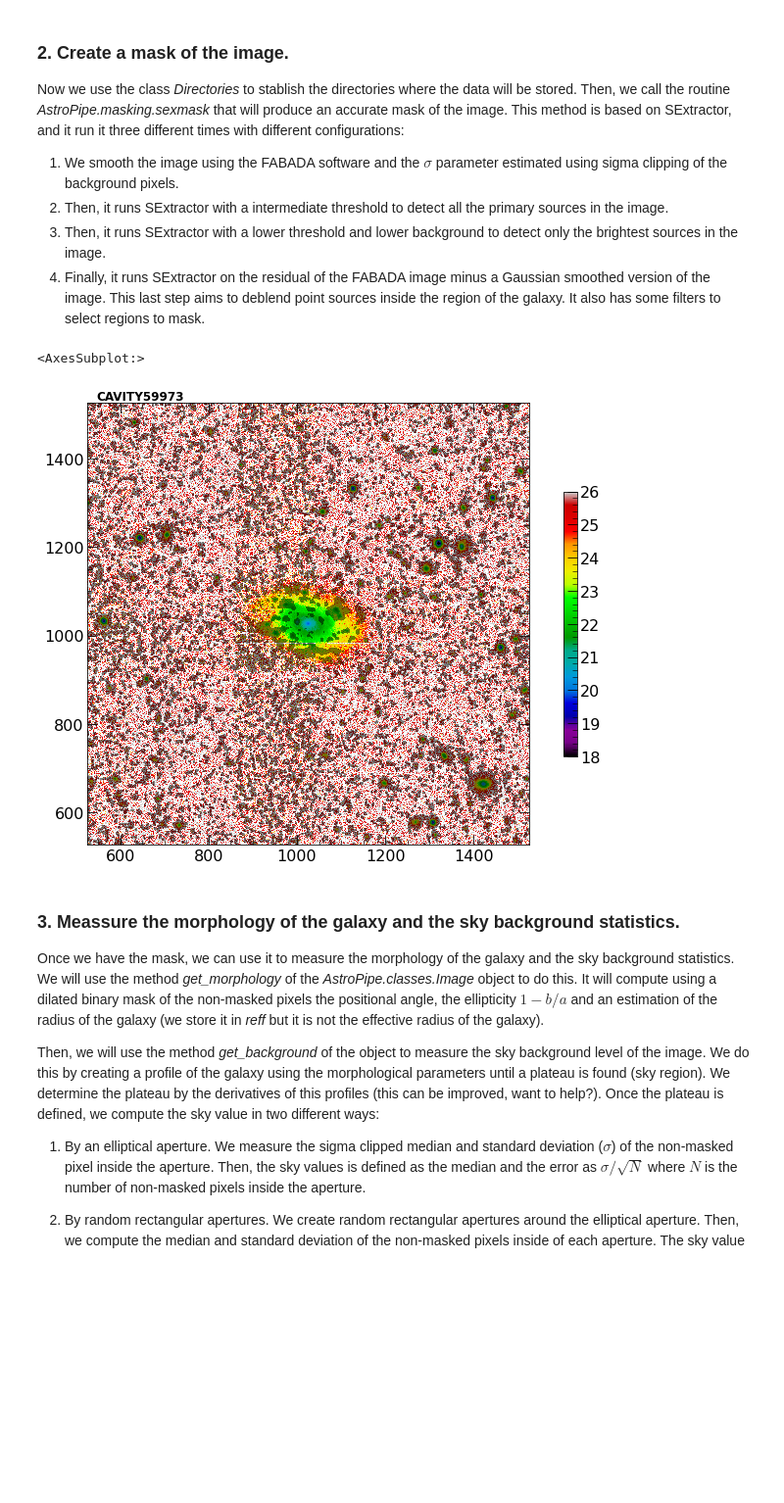
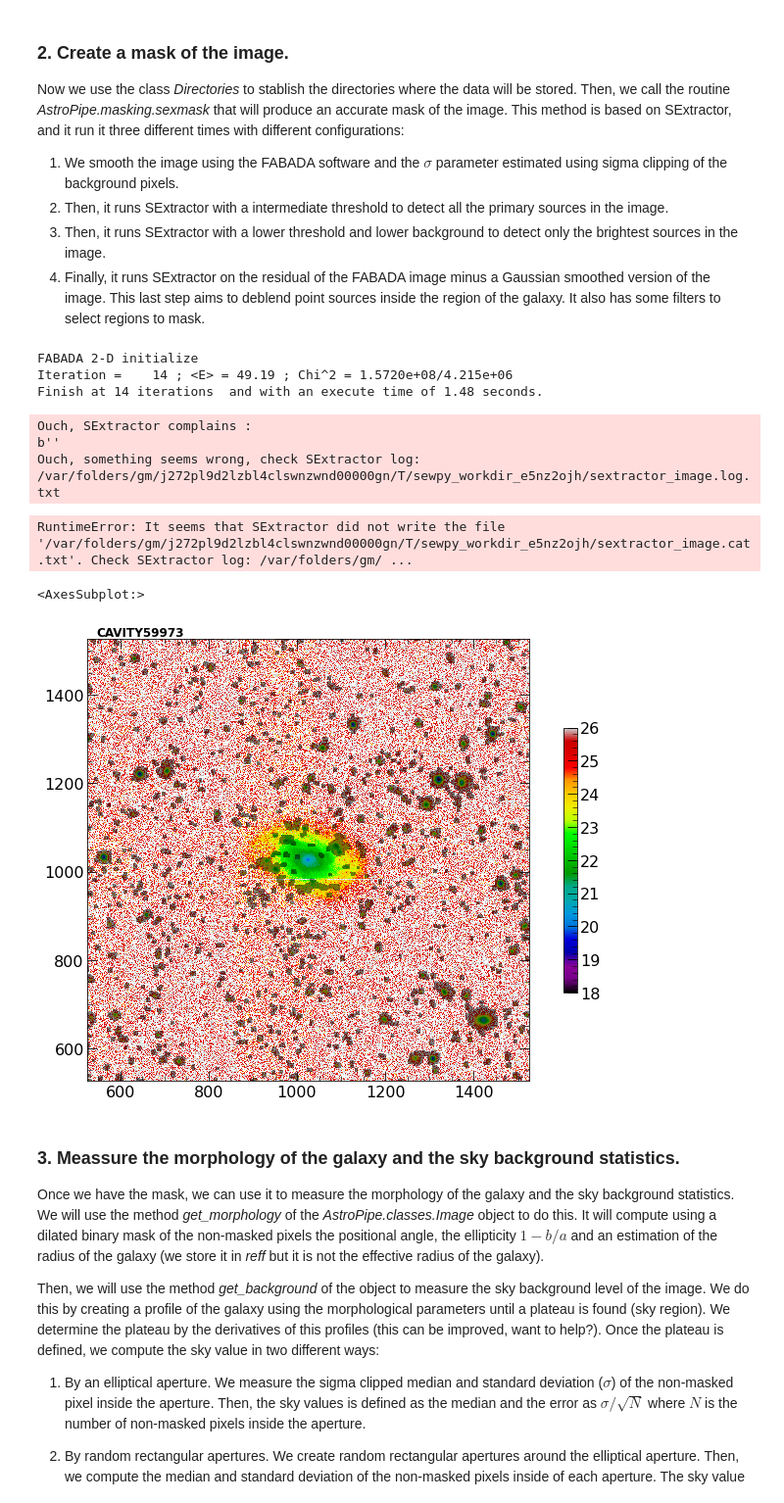
Before and after one commit to PabloMSanAla/AstroPipe, a Jupyter notebook: demos/cavity.ipynb, the cells around one changed output. Shown at 98% size. Saved outputs shown, nothing was run; the diff lists cells and outputs as text; code cells hidden in the pictures; blank space fills up the shorter version.

```diff
--- a/demos/cavity.ipynb
+++ b/demos/cavity.ipynb
@@ -85,15 +89,39 @@ from astropy.io import fits
 
 folders = Directories(name, path=os.path.dirname(filename))
 
-if not os.path.isfile(folders.mask):
+# if not os.path.isfile(folders.mask):
+if True:
     sexmask(image, folders)
 else:
     image.set_mask(fits.getdata(folders.mask))
 
 image.show(width=500, vmin=26, vmax=18, cmap='nipy_spectral')
 # %% [output]
-<AxesSubplot:>
+FABADA 2-D initialize
+Iteration =    14 ; <E> = 49.19 ; Chi^2 = 1.5720e+08/4.215e+06
+Finish at 14 iterations  and with an execute time of 1.48 seconds.
-[figure, removed]
+Ouch, SExtractor complains :
+b''
+Ouch, something seems wrong, check SExtractor log: /var/folders/gm/j272pl9d2lzbl4clswnzwnd00000gn/T/sewpy_workdir_e5nz2ojh/sextractor_image.log.txt
+RuntimeError: It seems that SExtractor did not write the file '/var/folders/gm/j272pl9d2lzbl4clswnzwnd00000gn/T/sewpy_workdir_e5nz2ojh/sextractor_image.cat.txt'. Check SExtractor log: /var/folders/gm/ ...
+# %%
+import cv2
+from AstroPipe.masking import gaussian2D
+from AstroPipe.plotting import show
+fwhm = 4                    # Pixels --> ~1.3 arcsec
+psf = gaussian2D(l=np.int32(2*fwhm), sig=fwhm)
+new_mask = cv2.dilate(cv2.erode(image.data.mask.astype(np.float32),psf),psf)
+
+# ax = show(np.ma.masked_array(image.data.data, mask=new_mask), zp=22.5, vmin=28, vmax=23, pixel_scale=0.263, cmap='nipy_spectral')
+# ax.set_xlim([image.x-500, image.x+500])
+# ax.set_ylim([image.y-500, image.y+500])
+
+image.data.mask = new_mask.astype(bool)
+image.show(width=500, vmin=26, vmax=18, cmap='nipy_spectral')
+# ax3 = show(psf)
+# %% [output]
+<AxesSubplot:>
+[figure, added]
 # %% [markdown]
 ### 3. Meassure the morphology of the galaxy and the sky background statistics.
 
```
Also changed, not shown: parts of 6 cells of this notebook, 10 other files.
